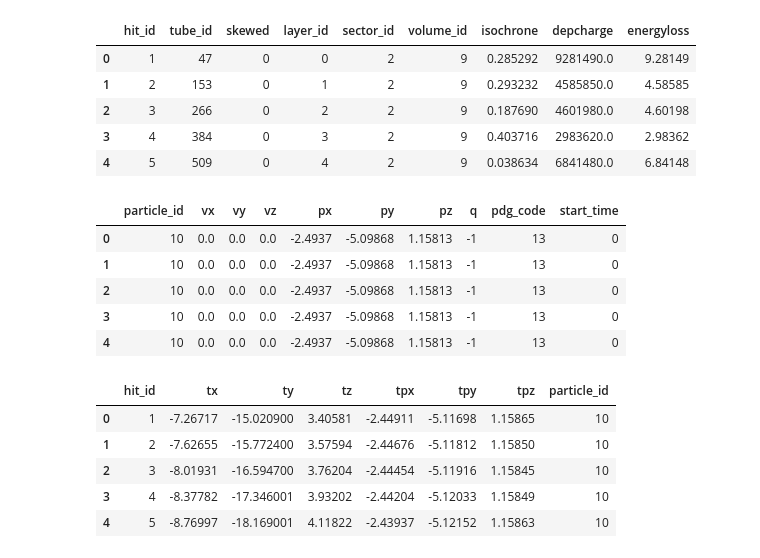
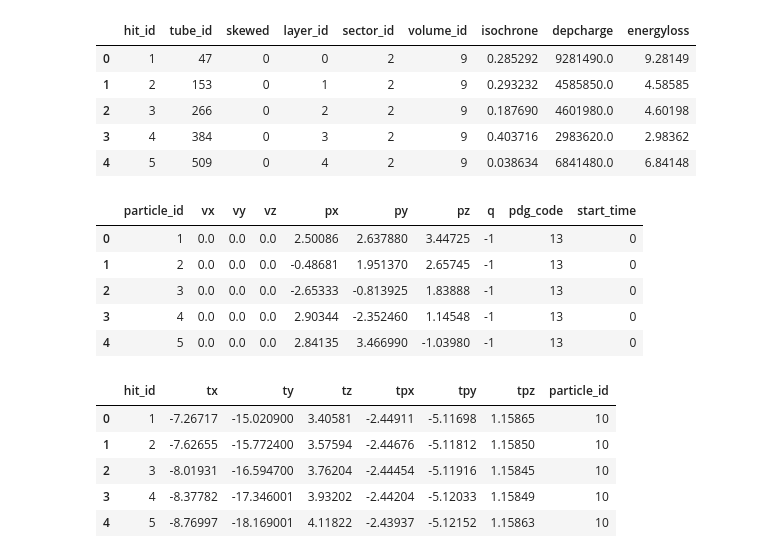
Before and after one commit to ai4fair/pandaml, a Jupyter notebook: stt_eda.ipynb, the cells around one changed output. Drawn from its saved outputs; the diff is of its cells as text; code cells hidden in the pictures.

```diff
--- a/stt_eda.ipynb
+++ b/stt_eda.ipynb
@@ -21,10 +21,10 @@ sys.path.append('src')
 ### _Dataset_
 # %%
 # mu- data (current)
-path = './data_sets/pandaml/data_3.0_7.0_GeV/'
+input_dir = './data_sets/pandaml/data_3.0_7.0_GeV/'
 
 # mu+mu- data (coming)
-# path = 'data_sets/pandaml/data_0.1_1.5_GeV/'
+# input_dir = 'data_sets/pandaml/data_0.1_1.5_GeV/'
 
 # pbarp data (coming)
-# path = os.environ['HOME']+'/current/2_deepana/pandaml/data/'
+# input_dir = os.environ['HOME']+'/current/2_deepana/pandaml/data/'
@@ -33,0 +31,8 @@ event_id = 1
+# %%
+# Find All Input Data Files (hits.csv, cells.csv, particles.csv, truth.csv)
+all_files = os.listdir(input_dir)
+
+# Extract File Prefixes (use e.g. xxx-hits.csv)
+suffix = '-hits.csv'
+file_prefixes = sorted(os.path.join(input_dir, f.replace(suffix, ''))
+                       for f in all_files if f.endswith(suffix))
@@ -63,15 +75,18 @@ tubes.head()
 | 2 | 3 | 266 | 0 | 2 | 2 | 9 | 0.187690 | 4601980.0 | 4.60198 |
 | 3 | 4 | 384 | 0 | 3 | 2 | 9 | 0.403716 | 2983620.0 | 2.98362 |
 | 4 | 5 | 509 | 0 | 4 | 2 | 9 | 0.038634 | 6841480.0 | 6.84148 |
-# %%
-particles.head()
-# %% [output]
-|  | particle_id | vx | vy | vz | px | py | pz | q | pdg_code | start_time |
-| 0 | 10 | 0.0 | 0.0 | 0.0 | -2.4937 | -5.09868 | 1.15813 | -1 | 13 | 0 |
-| 1 | 10 | 0.0 | 0.0 | 0.0 | -2.4937 | -5.09868 | 1.15813 | -1 | 13 | 0 |
-| 2 | 10 | 0.0 | 0.0 | 0.0 | -2.4937 | -5.09868 | 1.15813 | -1 | 13 | 0 |
-| 3 | 10 | 0.0 | 0.0 | 0.0 | -2.4937 | -5.09868 | 1.15813 | -1 | 13 | 0 |
-| 4 | 10 | 0.0 | 0.0 | 0.0 | -2.4937 | -5.09868 | 1.15813 | -1 | 13 | 0 |
+# %%
+# preprocess particles (I've duplicates: so drop duplicates, sort and reset_index)
+particles.drop_duplicates(inplace=True)
+particles = particles.sort_values(by=['particle_id']).reset_index(drop=True)
+particles.head()
+# %% [output]
+|  | particle_id | vx | vy | vz | px | py | pz | q | pdg_code | start_time |
+| 0 | 1 | 0.0 | 0.0 | 0.0 | 2.50086 | 2.637880 | 3.44725 | -1 | 13 | 0 |
+| 1 | 2 | 0.0 | 0.0 | 0.0 | -0.48681 | 1.951370 | 2.65745 | -1 | 13 | 0 |
+| 2 | 3 | 0.0 | 0.0 | 0.0 | -2.65333 | -0.813925 | 1.83888 | -1 | 13 | 0 |
+| 3 | 4 | 0.0 | 0.0 | 0.0 | 2.90344 | -2.352460 | 1.14548 | -1 | 13 | 0 |
+| 4 | 5 | 0.0 | 0.0 | 0.0 | 2.84135 | 3.466990 | -1.03980 | -1 | 13 | 0 |
 # %%
 truth.head()
 # %% [output]
```
Also changed, not shown: parts of 48 cells of this notebook, 1 other file.
